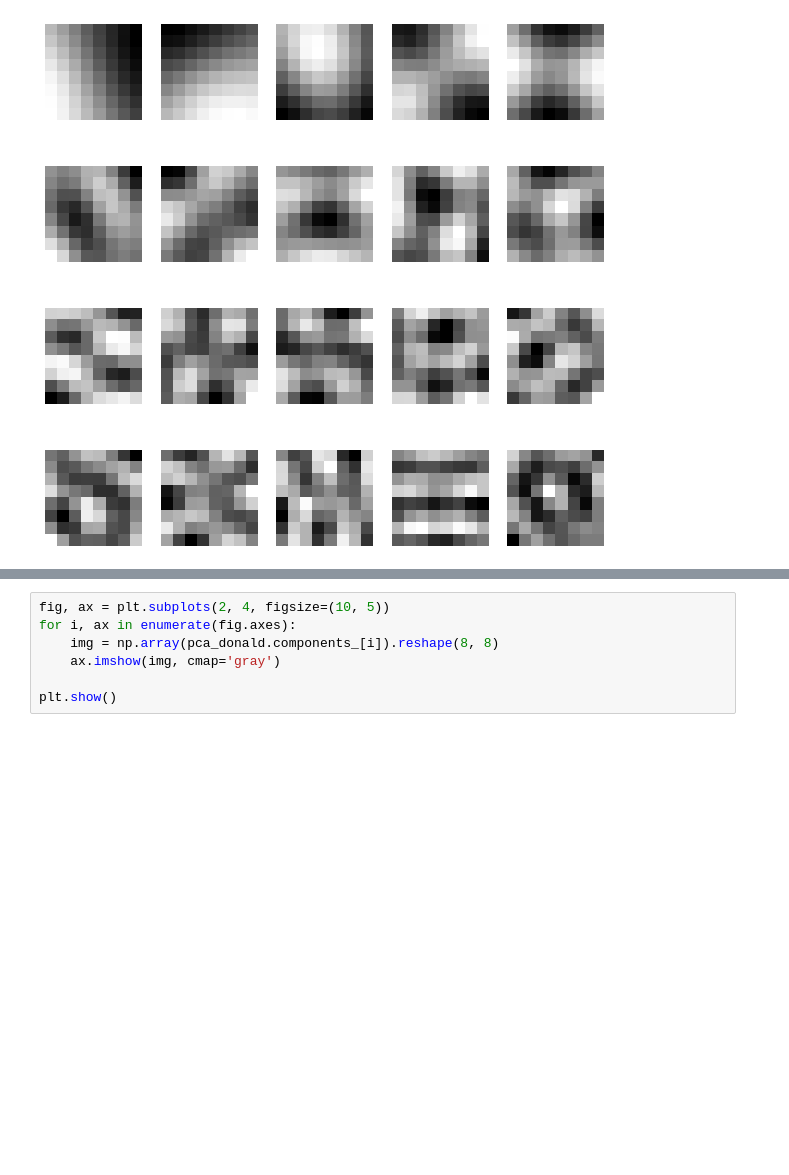
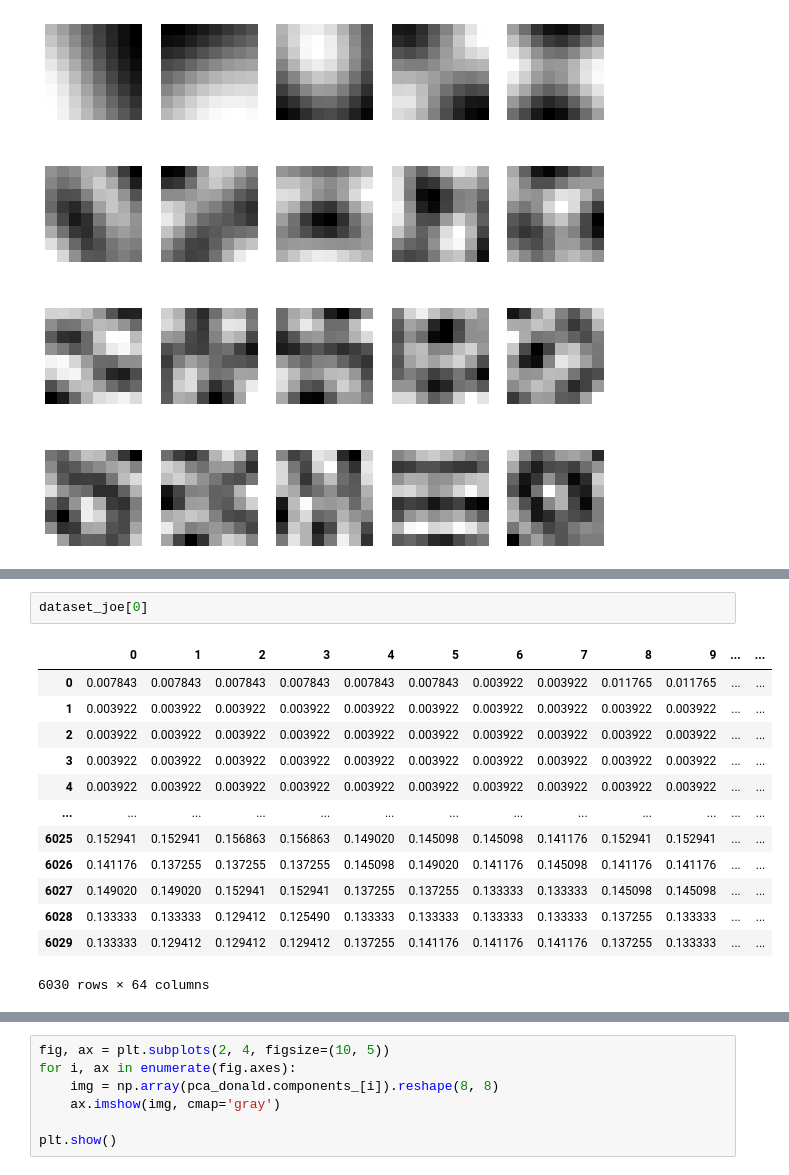
Before and after one commit to nahbos/AUT-Pattern-Recognition, a Jupyter notebook: SPR_HW3/EX03_Q4.ipynb, the cells around one changed output, grey strips where cells are left out. Saved outputs shown, nothing was run; the diff lists cells and outputs as text; blank space fills up the shorter version.

```diff
--- a/SPR_HW3/EX03_Q4.ipynb
+++ b/SPR_HW3/EX03_Q4.ipynb
@@ -159,6 +160,22 @@ eigenvector: [-0.12250054  0.01430161  0.09707884  0.07884379  0.08049356] more.
 
 
 -----------------------------------------------------------------------------------------
+# %%
+dataset_joe[0]
+# %% [output]
+|  | 0 | 1 | 2 | 3 | 4 | 5 | 6 | 7 | 8 | 9 | ... | ... |
+| 0 | 0.007843 | 0.007843 | 0.007843 | 0.007843 | 0.007843 | 0.007843 | 0.003922 | 0.003922 | 0.011765 | 0.011765 | ... | ... |
+| 1 | 0.003922 | 0.003922 | 0.003922 | 0.003922 | 0.003922 | 0.003922 | 0.003922 | 0.003922 | 0.003922 | 0.003922 | ... | ... |
+| 2 | 0.003922 | 0.003922 | 0.003922 | 0.003922 | 0.003922 | 0.003922 | 0.003922 | 0.003922 | 0.003922 | 0.003922 | ... | ... |
+| 3 | 0.003922 | 0.003922 | 0.003922 | 0.003922 | 0.003922 | 0.003922 | 0.003922 | 0.003922 | 0.003922 | 0.003922 | ... | ... |
+| 4 | 0.003922 | 0.003922 | 0.003922 | 0.003922 | 0.003922 | 0.003922 | 0.003922 | 0.003922 | 0.003922 | 0.003922 | ... | ... |
+| ... | ... | ... | ... | ... | ... | ... | ... | ... | ... | ... | ... | ... |
+| 6025 | 0.152941 | 0.152941 | 0.156863 | 0.156863 | 0.149020 | 0.145098 | 0.145098 | 0.141176 | 0.152941 | 0.152941 | ... | ... |
+| 6026 | 0.141176 | 0.137255 | 0.137255 | 0.137255 | 0.145098 | 0.149020 | 0.141176 | 0.145098 | 0.141176 | 0.141176 | ... | ... |
+| 6027 | 0.149020 | 0.149020 | 0.152941 | 0.152941 | 0.137255 | 0.137255 | 0.133333 | 0.133333 | 0.145098 | 0.145098 | ... | ... |
+| 6028 | 0.133333 | 0.133333 | 0.129412 | 0.125490 | 0.133333 | 0.133333 | 0.133333 | 0.133333 | 0.137255 | 0.133333 | ... | ... |
+| 6029 | 0.133333 | 0.129412 | 0.129412 | 0.129412 | 0.137255 | 0.141176 | 0.141176 | 0.141176 | 0.137255 | 0.133333 | ... | ... |
+6030 rows × 64 columns
 # %%
 for i, data in enumerate([dataset_donald]): # dataset_joe
     if i == 1:
```
Also changed, not shown: parts of 11 cells of this notebook.
